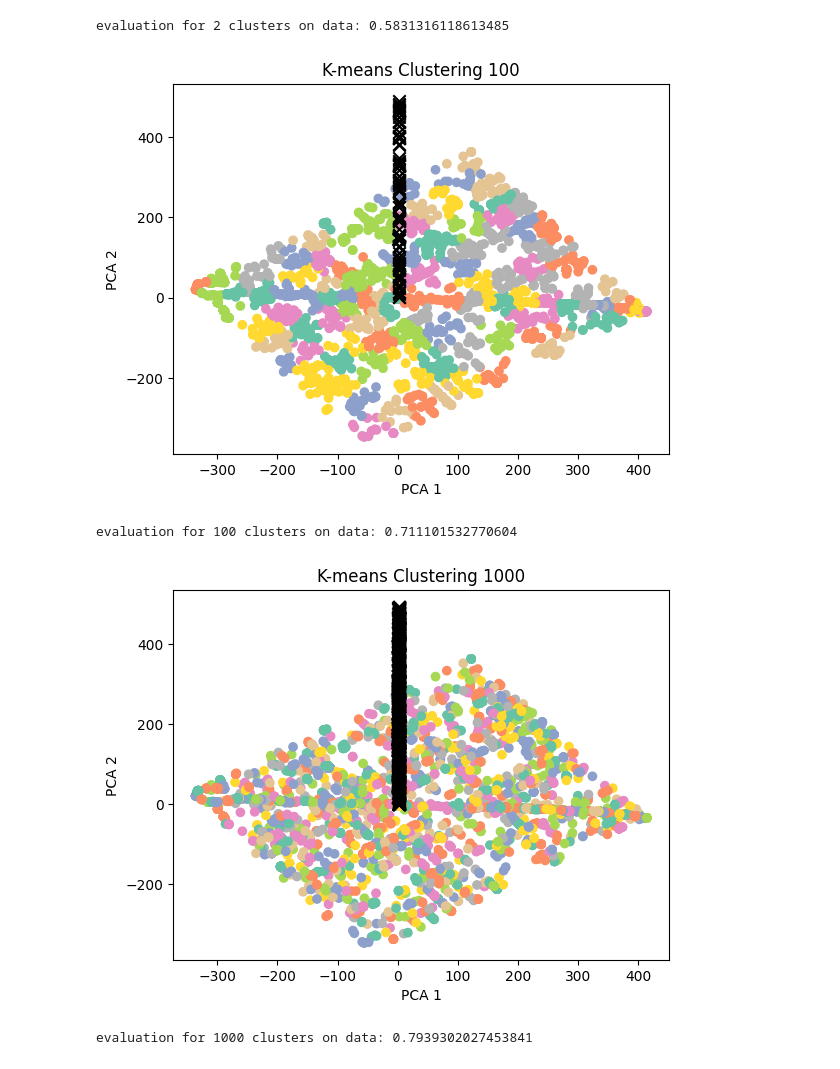
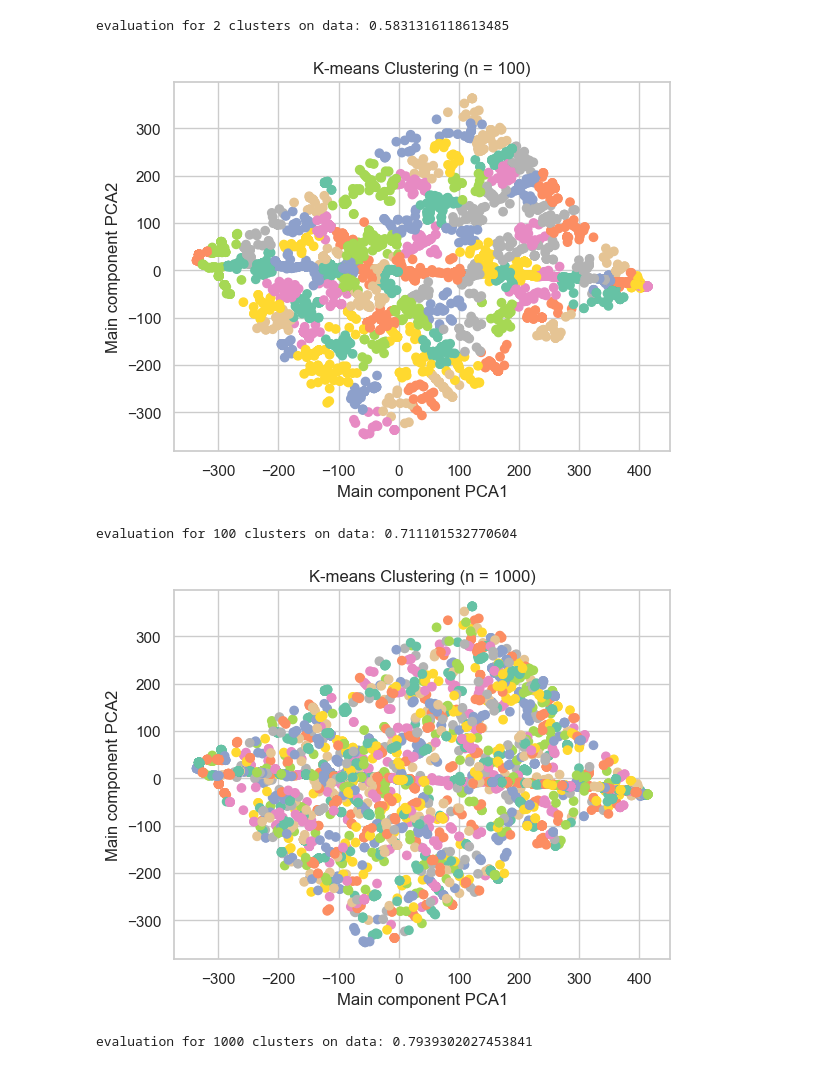
Before and after one commit to exdsgift/IPC-MideastAnalytics, a Jupyter notebook: modeling.ipynb, the cells around one changed output. Cells and saved outputs as stored; diff of their text form; code cells hidden in the pictures.

Commit message:
Final adjustments and organization of the presentation
Added descriptions in the modeling part and fixed the graphs related to PCA, now there should be no more error warnings in the terminal.

```diff
--- a/modeling.ipynb
+++ b/modeling.ipynb
@@ -274,14 +277,11 @@ using only two clusters is in fact a very reductive choice since it is not possi
 # %%
 from sklearn.cluster import KMeans
 
-kmeans_2 = KMeans(n_clusters=2, random_state=20)
+kmeans_2 = KMeans(n_clusters=2, random_state=20, n_init=10)
 kmeans_2.fit(mydata)
 plt.scatter(pca_data[:, 0], pca_data[:, 1], c=kmeans_2.labels_, cmap='Accent')
-plt.xlabel('PCA 1')
-plt.ylabel('PCA 2')
-plt.title('K-means Clustering 2')
-
-# cluster centroids
-plt.scatter(kmeans_2.cluster_centers_[:, 0], kmeans_2.cluster_centers_[:, 1], s=80, c='black', marker='x')
+plt.xlabel('Main component PCA1')
+plt.ylabel('Main component PCA2')
+plt.title('K-means Clustering (n = 2)')
 plt.show()
 # %% [output]
@@ -296,36 +296,30 @@ evaluation for 2 clusters on data: 0.5831316118613485
 # %%
 from sklearn.cluster import KMeans
 
-kmeans_100 = KMeans(n_clusters=100, random_state=20)
+kmeans_100 = KMeans(n_clusters=100, random_state=20, n_init=10)
 kmeans_100.fit(mydata)
 plt.scatter(pca_data[:, 0], pca_data[:, 1], c=kmeans_100.labels_, cmap='Set2')
-plt.xlabel('PCA 1')
-plt.ylabel('PCA 2')
-plt.title('K-means Clustering 100')
-
-# cluster centroids
-plt.scatter(kmeans_100.cluster_centers_[:, 0], kmeans_100.cluster_centers_[:, 1], s=80, c='black', marker='x')
+plt.xlabel('Main component PCA1')
+plt.ylabel('Main component PCA2')
+plt.title('K-means Clustering (n = 100)')
 plt.show()
 # %% [output]
-[figure, old version]
+[figure, new version]
 # %%
 from sklearn.metrics import silhouette_score
 print("evaluation for 100 clusters on data:", silhouette_score(mydata, kmeans_100.labels_))
 # %% [output]
 evaluation for 100 clusters on data: 0.711101532770604
 # %%
-kmeans_1000 = KMeans(n_clusters=1000, random_state=20)
+kmeans_1000 = KMeans(n_clusters=1000, random_state=20, n_init=10)
 kmeans_1000.fit(mydata)
 plt.scatter(pca_data[:, 0], pca_data[:, 1], c=kmeans_1000.labels_, cmap='Set2')
-plt.xlabel('PCA 1')
-plt.ylabel('PCA 2')
-plt.title('K-means Clustering 1000')
-
-# Optionally plot cluster centroids
-plt.scatter(kmeans_1000.cluster_centers_[:, 0], kmeans_1000.cluster_centers_[:, 1], s=80, c='black', marker='x')
+plt.xlabel('Main component PCA1')
+plt.ylabel('Main component PCA2')
+plt.title('K-means Clustering (n = 1000)')
 plt.show()
 # %% [output]
-[figure, old version]
+[figure, new version]
 # %%
 from sklearn.metrics import silhouette_score
 print("evaluation for 1000 clusters on data:", silhouette_score(mydata, kmeans_1000.labels_))
```
Also changed, not shown: parts of 6 cells of this notebook, 1 other file.
